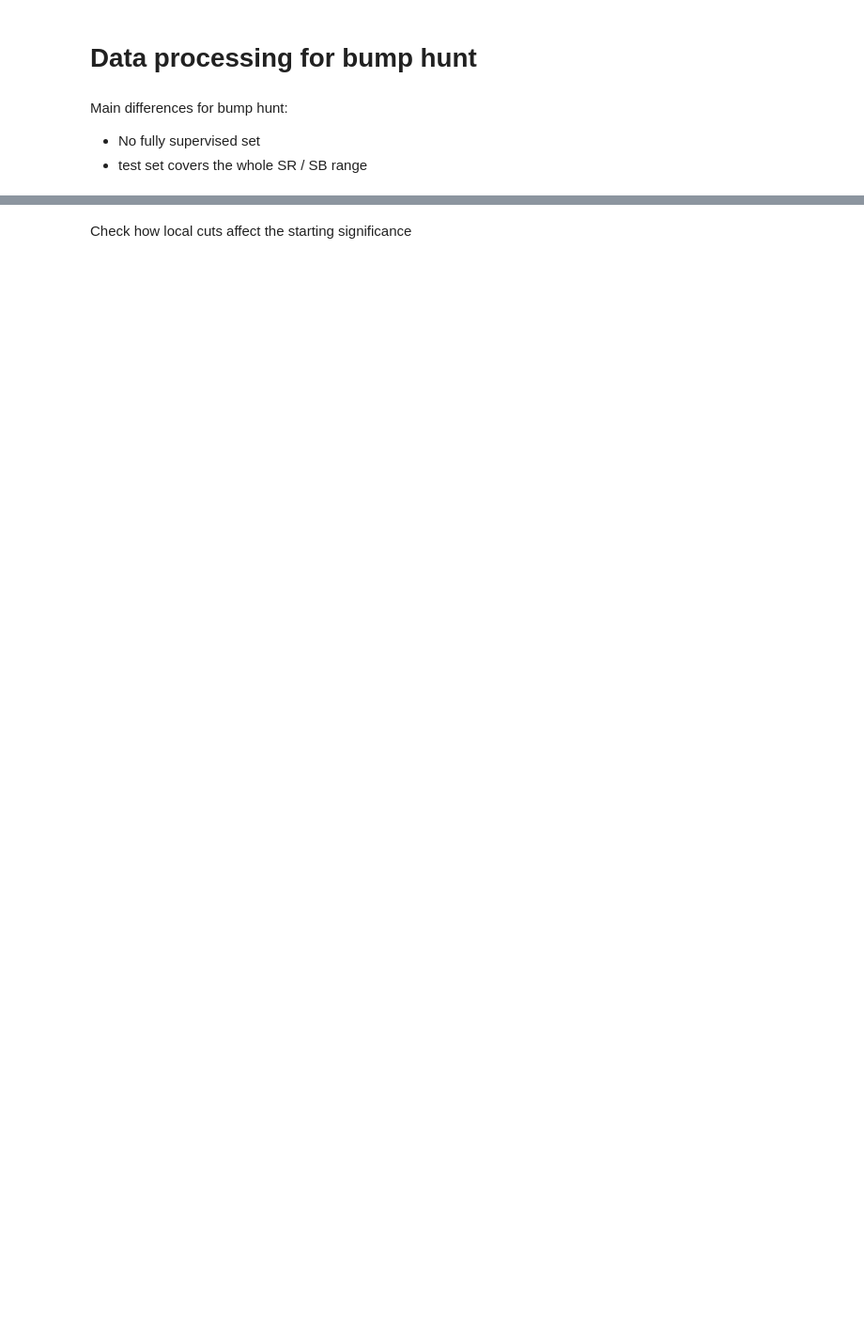
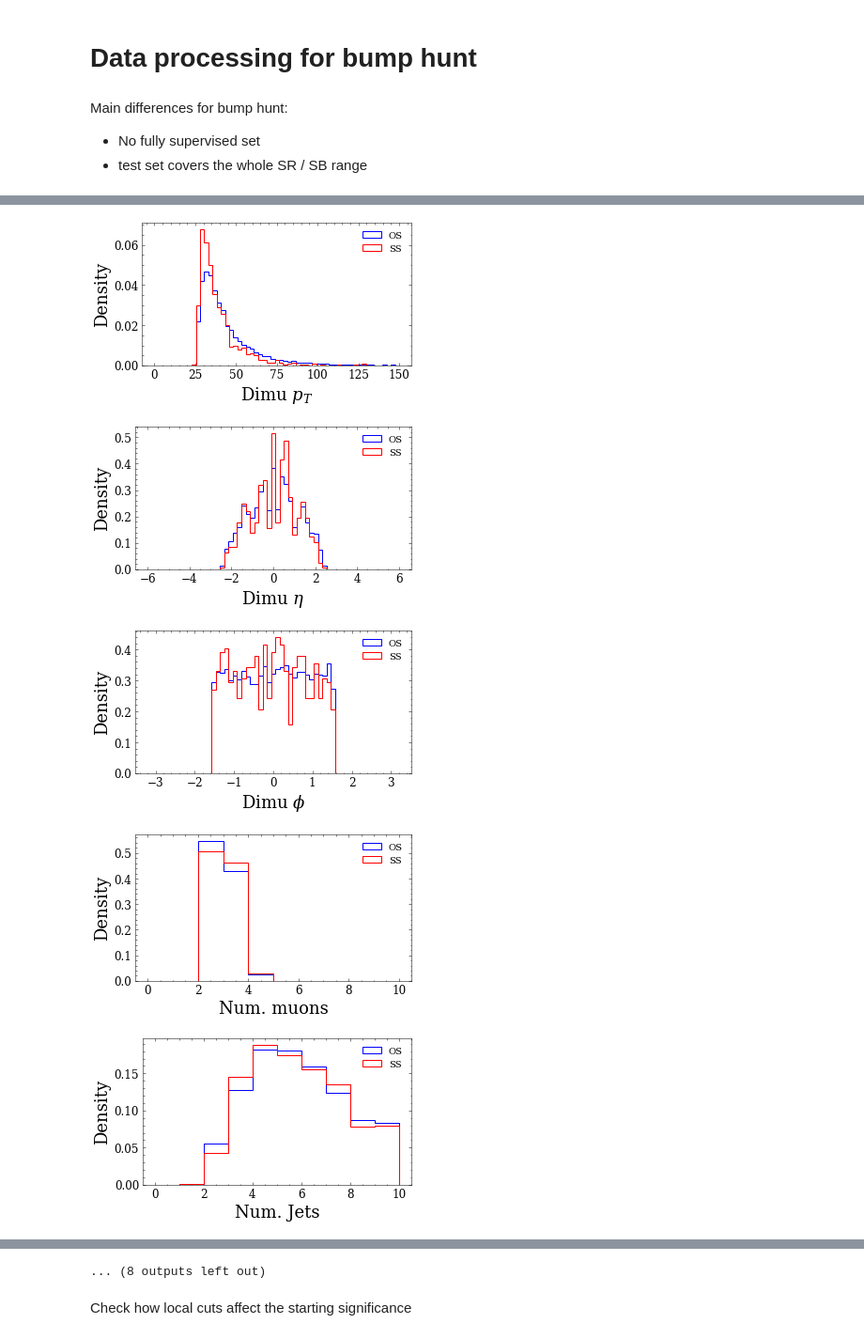
Before and after one commit to hep-lbdl/dimuonAD, a Jupyter notebook: 04_preprocess_data_lowmass.ipynb, the cells around one changed output, grey strips where cells are left out. Shown: that part at 94% size. Cells and saved outputs as stored; diff of their text form; code cells hidden in the pictures; blank space fills up the shorter version.

```diff
--- a/04_preprocess_data_lowmass.ipynb
+++ b/04_preprocess_data_lowmass.ipynb
@@ -20,34 +21,26 @@ with open("workflow.yaml", "r") as file:
     workflow = yaml.safe_load(file)
 # %%
 project_id = "lowmass"
-scaler_id = "logit_08_22"
+run_id = "trigger_12_03"
+run_jet = False
 
-working_dir = "/global/cfs/cdirs/m3246/rmastand/dimuonAD"
-path_to_compiled_data = f"{working_dir}/compiled_data/{project_id}"
+working_dir = workflow["file_paths"]["working_dir"]
+path_to_compiled_data = workflow["file_paths"]["data_storage_dir"]+f"/compiled_data/{project_id}"
 
+codes_list = ["skimmed_data_2016H_30555_nojet"] # may want multiple codes for injection studies
 
-run_jet = False
-if run_jet:
-    codes_list = ["DATA_jet"]
-    sim_id = "DATA_jet" # should probably rename this to data_id
-else:
-    codes_list = ["DATA_nojet"]
-    sim_id = "DATA_nojet" # should probably rename this to data_id
-signal_id = ""
-
-
-uncut_data, uncut_data_samesign = {code:{} for code in codes_list},  {code:{} for code in codes_list}
+uncut_data_OS, uncut_data_SS = {code:{} for code in codes_list},  {code:{} for code in codes_list}
 
 for code in codes_list:
     with open(f"{path_to_compiled_data}/{code}", "rb") as ifile:
         tmp_dict = pickle.load(ifile)
         for key in tmp_dict.keys():
             if "samesign" in key:
-                uncut_data_samesign[code][key[:-9]] = tmp_dict[key]
+                uncut_data_SS[code][key[:-9]] = tmp_dict[key]
             else:
-                uncut_data[code][key] = tmp_dict[key]
+                uncut_data_OS[code][key] = tmp_dict[key]
 
 
-    print(code, "opp sign",  uncut_data[code][list(uncut_data[code].keys())[0]].shape)
-    print(code, "same sign", uncut_data_samesign[code][list(uncut_data[code].keys())[0]].shape)
+    print(code, "opp sign",  uncut_data_OS[code][list(uncut_data_OS[code].keys())[0]].shape)
+    print(code, "same sign", uncut_data_SS[code][list(uncut_data_SS[code].keys())[0]].shape)
 # %% [output]
@@ -190,0 +115,11 @@ DATA_nojet samesign has shape (3285798,) after cuts
+# %%
+kwargs_dict_dtype = {"OS":{"density": True, "histtype": "step", "color":"blue", "label": "OS"},
+                    "SS":{"density": True, "histtype": "step", "color":"red", "label": "SS"}}
+
+hist_all_features_dict([cut_data_OS[codes_list[0]], cut_data_SS[codes_list[0]]], ["OS", "SS"], feature_set, kwargs_dict_dtype, nice_labels=True)
+# %% [output]
+[figure, added]
+[figure, added]
+[figure, added]
+[figure, added]
+[figure, added]
@@ -191,3 +133,4 @@ DATA_nojet samesign has shape (3285798,) after cuts
+... (8 outputs left out)
 # %% [markdown]
 Check how local cuts affect the starting significance
 # %%
```
Also changed, not shown: parts of 19 cells of this notebook, 5 other files.
